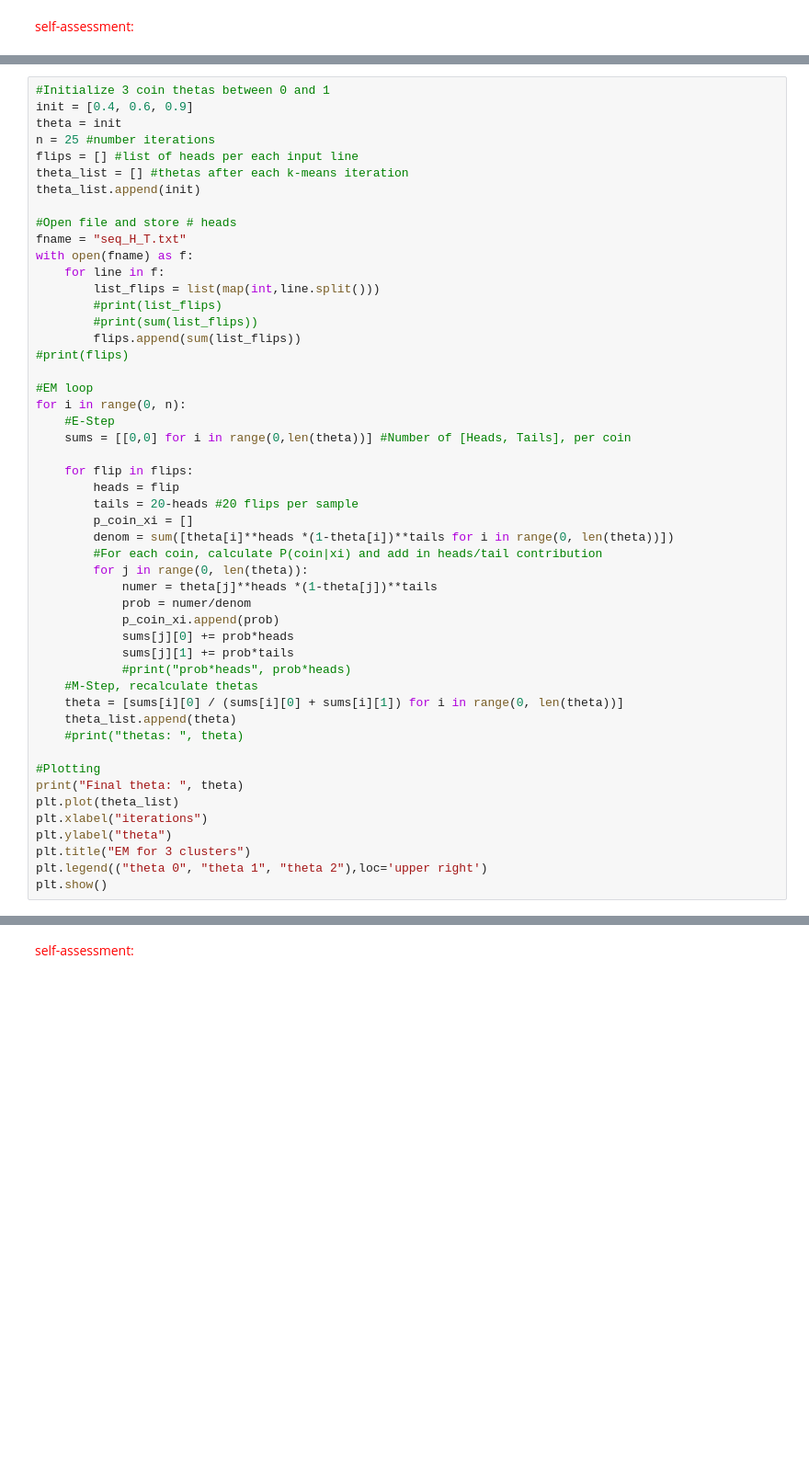
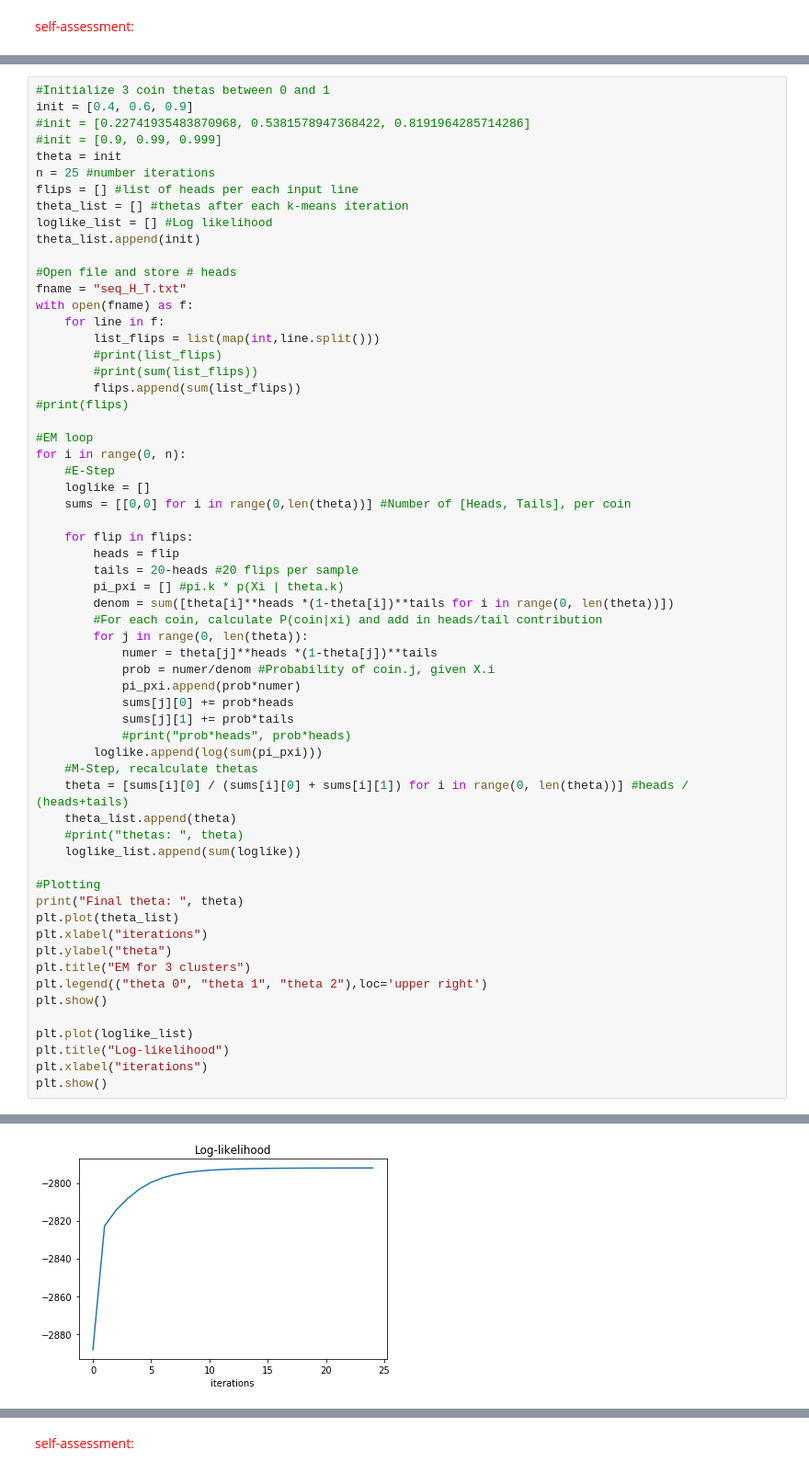
Before and after one commit to jzcs/-ohsu-sequences-hw2, a Jupyter notebook: hw4/hw4.ipynb, the cells around one changed output, grey strips where cells are left out. Shown: that part at 92% size. Drawn from its saved outputs; the diff is of its cells as text; blank space fills up the shorter version.

```diff
--- a/hw4/hw4.ipynb
+++ b/hw4/hw4.ipynb
@@ -97,10 +98,13 @@ For the HW, you are allowed to use python libraries such as numpy. However, you
 # %%
 #Initialize 3 coin thetas between 0 and 1
 init = [0.4, 0.6, 0.9]
+#init = [0.22741935483870968, 0.5381578947368422, 0.8191964285714286]
+#init = [0.9, 0.99, 0.999]
 theta = init
 n = 25 #number iterations
 flips = [] #list of heads per each input line
 theta_list = [] #thetas after each k-means iteration
+loglike_list = [] #Log likelihood
 theta_list.append(init)
 
 #Open file and store # heads
@@ -116,37 +120,46 @@ with open(fname) as f:
 #EM loop
 for i in range(0, n):
     #E-Step
+    loglike = []
     sums = [[0,0] for i in range(0,len(theta))] #Number of [Heads, Tails], per coin
 
     for flip in flips:
         heads = flip
         tails = 20-heads #20 flips per sample
-        p_coin_xi = []
+        pi_pxi = [] #pi.k * p(Xi | theta.k)
         denom = sum([theta[i]**heads *(1-theta[i])**tails for i in range(0, len(theta))])
         #For each coin, calculate P(coin|xi) and add in heads/tail contribution
         for j in range(0, len(theta)):
             numer = theta[j]**heads *(1-theta[j])**tails
-            prob = numer/denom
-            p_coin_xi.append(prob)
+            prob = numer/denom #Probability of coin.j, given X.i
+            pi_pxi.append(prob*numer)
             sums[j][0] += prob*heads
             sums[j][1] += prob*tails
             #print("prob*heads", prob*heads)
+        loglike.append(log(sum(pi_pxi)))
     #M-Step, recalculate thetas
-    theta = [sums[i][0] / (sums[i][0] + sums[i][1]) for i in range(0, len(theta))]
+    theta = [sums[i][0] / (sums[i][0] + sums[i][1]) for i in range(0, len(theta))] #heads / (heads+tails)
     theta_list.append(theta)
     #print("thetas: ", theta)
+    loglike_list.append(sum(loglike))
 
 #Plotting
 print("Final theta: ", theta)
 plt.plot(theta_list)
 plt.xlabel("iterations")
 plt.ylabel("theta")
 plt.title("EM for 3 clusters")
 plt.legend(("theta 0", "theta 1", "theta 2"),loc='upper right')
 plt.show()
+
+plt.plot(loglike_list)
+plt.title("Log-likelihood")
+plt.xlabel("iterations")
+plt.show()
 # %% [output]
 Final theta:  [0.24173297669281485, 0.5706873683476856, 0.8240759628942623]
 [figure]
+[figure, added]
 # %% [markdown]
 ## Discussion
 
```
Also changed, not shown: parts of 3 cells of this notebook, 1 other file.
